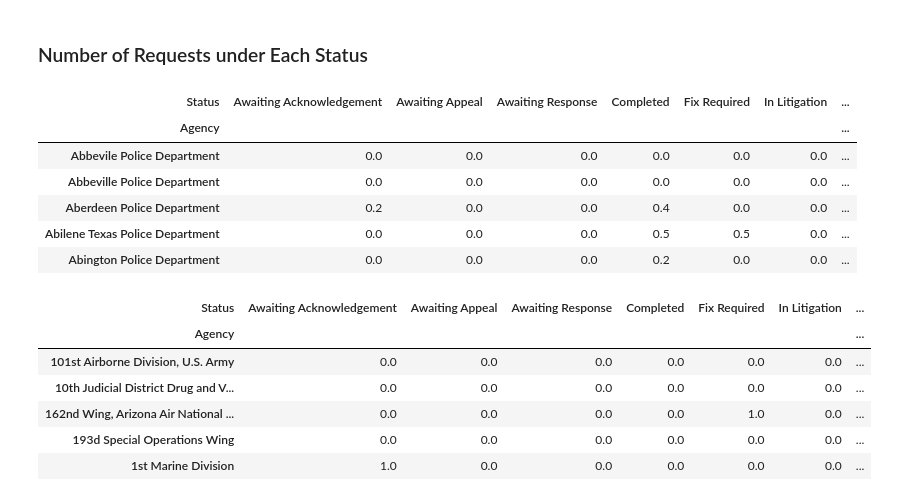
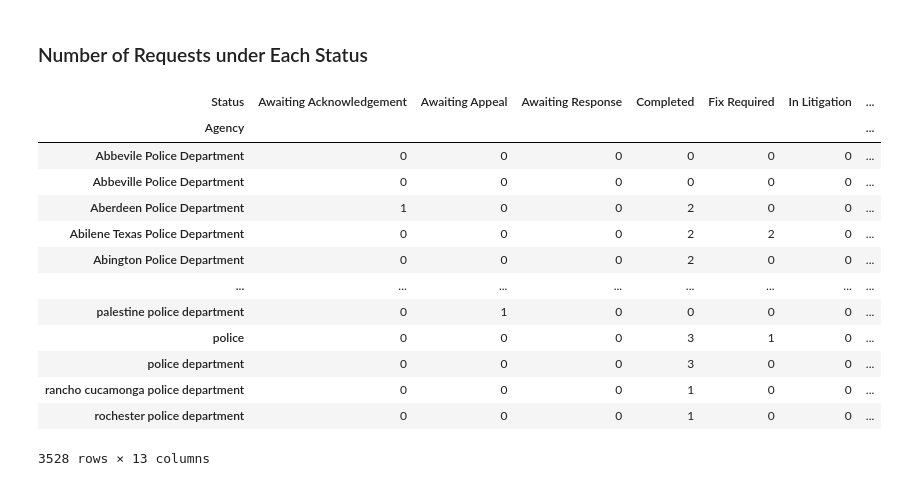
Before and after one commit to emile-66/muckrock_data, a Jupyter notebook: muckrock_requests_analysis.ipynb, the cells around one changed output. Drawn from its saved outputs; the diff is of its cells as text; code cells hidden in the pictures.

```diff
--- a/muckrock_requests_analysis.ipynb
+++ b/muckrock_requests_analysis.ipynb
@@ -146,31 +151,32 @@ avg_time.head()
 ### Number of Requests under Each Status ###
 # %%
 police_status = police_reqs.pivot_table(columns = 'Status', index = 'Agency', aggfunc = 'size', fill_value = 0)
-police_status['Total'] = police_status.sum(axis=1)
-for col in police_status.columns:
-    police_status[col] = police_status[col]/police_status['Total']
+police_status['Total Number of Requests'] = police_status.sum(axis=1)
+#for col in police_status.columns:
+
+#    police_status[col] = police_status[col]/police_status['Total Number of Requests']
 police_status = police_status.round(4)
-police_status.head()
-# %% [output]
-| Status | Awaiting Acknowledgement | Awaiting Appeal | Awaiting Response | Completed | Fix Required | In Litigation | ... |
-| Agency |  |  |  |  |  |  | ... |
-| Abbevile Police Department | 0.0 | 0.0 | 0.0 | 0.0 | 0.0 | 0.0 | ... |
-| Abbeville Police Department | 0.0 | 0.0 | 0.0 | 0.0 | 0.0 | 0.0 | ... |
-| Aberdeen Police Department | 0.2 | 0.0 | 0.0 | 0.4 | 0.0 | 0.0 | ... |
-| Abilene Texas Police Department | 0.0 | 0.0 | 0.0 | 0.5 | 0.5 | 0.0 | ... |
-| Abington Police Department | 0.0 | 0.0 | 0.0 | 0.2 | 0.0 | 0.0 | ... |
+# %%
+#filtered table where number of requests are > 1
+police_status
+# %% [output]
+| Status | Awaiting Acknowledgement | Awaiting Appeal | Awaiting Response | Completed | Fix Required | In Litigation | ... |
+| Agency |  |  |  |  |  |  | ... |
+| Abbevile Police Department | 0 | 0 | 0 | 0 | 0 | 0 | ... |
+| Abbeville Police Department | 0 | 0 | 0 | 0 | 0 | 0 | ... |
+| Aberdeen Police Department | 1 | 0 | 0 | 2 | 0 | 0 | ... |
+| Abilene Texas Police Department | 0 | 0 | 0 | 2 | 2 | 0 | ... |
+| Abington Police Department | 0 | 0 | 0 | 2 | 0 | 0 | ... |
+| ... | ... | ... | ... | ... | ... | ... | ... |
+| palestine police department | 0 | 1 | 0 | 0 | 0 | 0 | ... |
+| police | 0 | 0 | 0 | 3 | 1 | 0 | ... |
+| police department | 0 | 0 | 0 | 3 | 0 | 0 | ... |
+| rancho cucamonga police department | 0 | 0 | 0 | 1 | 0 | 0 | ... |
+| rochester police department | 0 | 0 | 0 | 1 | 0 | 0 | ... |
+3528 rows × 13 columns
 # %%
 non_police_status = non_police_reqs.pivot_table(columns = 'Status', index = 'Agency', aggfunc = 'size', fill_value = 0)
-non_police_status['Total'] = non_police_status.sum(axis=1)
+non_police_status['Total Number of Requests'] = non_police_status.sum(axis=1)
 for col in non_police_status.columns:
-    non_police_status[col] = non_police_status[col]/non_police_status['Total']
+    non_police_status[col] = non_police_status[col]/non_police_status['Total Number of Requests']
 non_police_status = non_police_status.round(4)
-non_police_status.head()
-# %% [output]
-| Status | Awaiting Acknowledgement | Awaiting Appeal | Awaiting Response | Completed | Fix Required | In Litigation | ... |
-| Agency |  |  |  |  |  |  | ... |
-| 101st Airborne Division, U.S. Army | 0.0 | 0.0 | 0.0 | 0.0 | 0.0 | 0.0 | ... |
-| 10th Judicial District Drug and V... | 0.0 | 0.0 | 0.0 | 0.0 | 0.0 | 0.0 | ... |
-| 162nd Wing, Arizona Air National ... | 0.0 | 0.0 | 0.0 | 0.0 | 1.0 | 0.0 | ... |
-| 193d Special Operations Wing | 0.0 | 0.0 | 0.0 | 0.0 | 0.0 | 0.0 | ... |
-| 1st Marine Division | 1.0 | 0.0 | 0.0 | 0.0 | 0.0 | 0.0 | ... |
```
Also changed, not shown: parts of 4 cells of this notebook.
